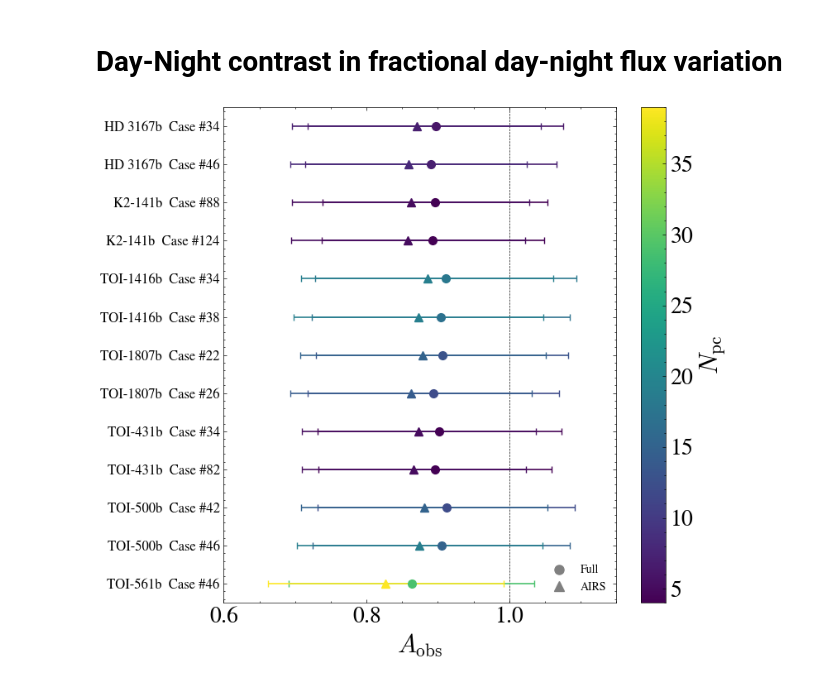
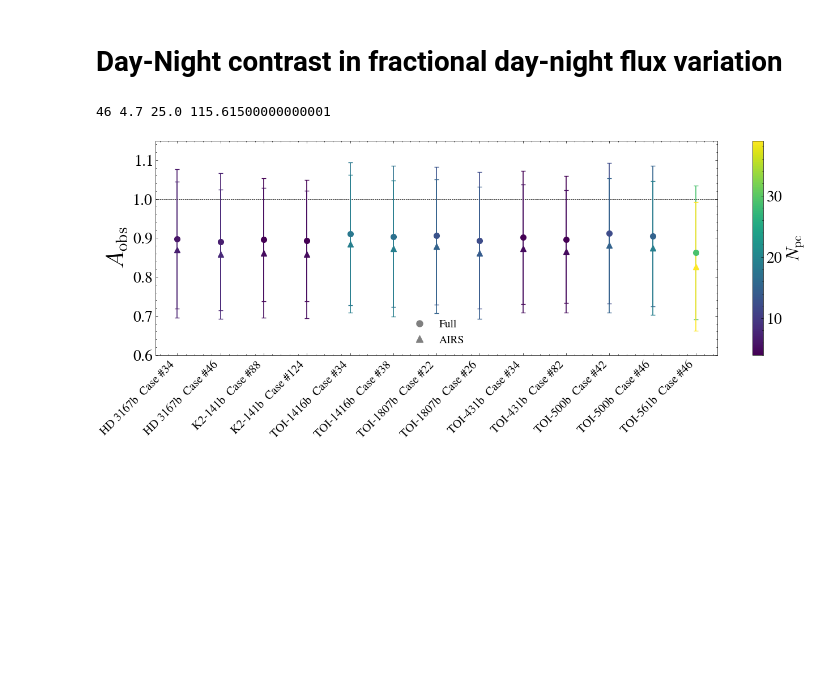
Before and after one commit to lorlo9999/MasterThesis, a Jupyter notebook: thesis-plots.ipynb, the cells around one changed output. Saved outputs shown, nothing was run; the diff lists cells and outputs as text; code cells hidden in the pictures; blank space fills up the shorter version.

```diff
--- a/thesis-plots.ipynb
+++ b/thesis-plots.ipynb
@@ -423,7 +413,7 @@ for planet, simulations in data_k2toi.items():
     if planet not in highlighted_cases_k2toi:
         continue
     fig = figure(figsize=(15, 8))
-    fig.suptitle(rf"{planet}b", fontsize=30, y=0.98)
+    fig.suptitle(rf"{planet_fullnames[planet_names.index(planet)]}", fontsize=30, y=0.98)
 
     frame   = fig.add_axes([0.125, 0.12, 0.775, 0.63])
     ax_temp = fig.add_axes([0.125, 0.75, 0.775, 0.18], sharex=frame)
@@ -484,7 +474,7 @@ for planet, simulations in data_k2toi.items():
     frame.set_xscale('log')
     frame.tick_params(axis='both', which='major')
     frame.invert_yaxis()
-    frame.set_xlim(1e3, age*1.5)
+    frame.set_xlim(1e3, age_max*1.5)
     frame.grid(False)
 
     savefig(f"thesis-plots/{planet}_bulk_density.pdf", format='pdf')
@@ -857,5 +755,4 @@ show()
 # %%
-
 name = 'K2141'
 eclipses = 1
 binning = False
@@ -1029,17 +926,16 @@ for folder in os.listdir(f"PLANETS/{name}/"):
 
     plt.ticklabel_format(axis='y', style='sci', scilimits=(0, 0))
 
-
     plt.xlabel("Wavelength [um]")
     plt.ylabel(r"$F_p/F_s$",fontsize=25)
     #plt.xscale("log")
     plt.xlim(0.3, 12)
     plt.ylim(0,None)
-    plt.title(f"{name}",fontsize=30) #- {N} eclipses - Integration time: {time:.2f} hours")
+    plt.title(f"{planet_fullnames[planet_names.index(name)]}",fontsize=30) #- {N} eclipses - Integration time: {time:.2f} hours")
     plt.tight_layout()
     plt.hlines(y=0, xmin = -1, xmax = 12, color='black', linestyle='--', alpha=0.5)
     #plt.yscale("log")
-    plt.legend(loc='upper right')
+    plt.legend(loc='upper right', fontsize=20)
     plt.grid(False)
 
 
@@ -1235,11 +1129,11 @@ for folder in os.listdir(f"PLANETS/{name}/"):
     #plt.xscale("log")
     plt.xlim(0.3, 12)
     plt.ylim(0,0.0005)
-    plt.title(f"{name}",fontsize=30) #- {N} eclipses - Integration time: {time:.2f} hours")
+    plt.title(f"{planet_fullnames[planet_names.index(name)]}",fontsize=30) #- {N} eclipses - Integration time: {time:.2f} hours")
     plt.tight_layout()
     plt.hlines(y=0, xmin = -1, xmax = 12, color='black', linestyle='--', alpha=0.5)
     #plt.yscale("log")
-    plt.legend(loc='upper right')
+    plt.legend(loc='upper right', fontsize=20)
     plt.grid(False)
 
     savefig(f'thesis-plots/{name}_emission_comparison_with_noise.pdf', format='pdf')
@@ -1540,7 +1504,7 @@ for folder in os.listdir(f"PLANETS/{name}/"):
             plt.ylabel(r"$F_p/F_s$",fontsize=25)
             plt.xlim(0.3, 9)
             plt.ylim(-0.2e-5, 6.5e-5)
-            plt.title(f"{name} - {N} observations")
+            plt.title(f"{planet_fullnames[planet_names.index(name)]} - {N} observations")
             plt.tight_layout()
             plt.hlines(y=0, xmin=0.3, xmax=9, color='black', linestyle='--', alpha=0.5)
             plt.savefig(f"thesis-plots/{name}_{N}.pdf", format='pdf')
@@ -2357,52 +2292,57 @@ obs_plot = obs[~obs["Planet"].str.contains("LHS 1478b")].dropna(subset=["A_obs"]
 obs_plot = obs_plot.sort_values(["Planet", "Case #"]).reset_index(drop=True)
 
 labels = [f"{row['Planet']}  Case #{int(row['Case #'])}" for _, row in obs_plot.iterrows()]
-y = np.arange(len(obs_plot))
+x = np.arange(len(obs_plot))
 
 from matplotlib.colors import Normalize
 from matplotlib.cm import ScalarMappable
 from matplotlib.lines import Line2D
+from matplotlib.transforms import blended_transform_factory
 
 all_npc = pd.concat([obs_plot["N_pc"], obs_plot["N_pc_AIRS"]]).dropna()
 norm = Normalize(vmin=all_npc.min(), vmax=all_npc.max())
 cmap = plt.get_cmap("viridis")
 
-fig = figure(figsize=(8, max(6, len(obs_plot) * 0.55)))
+fig = figure(figsize=(16, 6))
 frame = fig.add_subplot(1, 1, 1)
 
 for i, row in obs_plot.iterrows():
     if not np.isnan(row["A_obs"]):
         c = cmap(norm(row["N_pc"]))
-        frame.errorbar(row["A_obs"], i, xerr=row["\u03c3_obs"],
+        frame.errorbar(i, row["A_obs"], yerr=row["\u03c3_obs"],
                        fmt='o', color=c, markersize=7, capsize=3, elinewidth=1.2, zorder=3)
     if not np.isnan(row["A_obs_AIRS"]):
         c = cmap(norm(row["N_pc_AIRS"]))
-        frame.errorbar(row["A_obs_AIRS"], i, xerr=row["\u03c3_obs_AIRS"],
+        frame.errorbar(i, row["A_obs_AIRS"], yerr=row["\u03c3_obs_AIRS"],
                        fmt='^', color=c, markersize=7, capsize=3, elinewidth=1.2, zorder=3)
 
-frame.set_yticks(y)
-frame.set_yticklabels(labels, fontsize=12)
-frame.set_xlabel(r"$A_{\rm obs}$")
-frame.set_ylim(-0.5, len(obs_plot) - 0.5)
-frame.invert_yaxis()
-frame.axvline(1, color='black', linestyle='--', linewidth=0.5)
+# place labels in blended coordinates: x in data, y in axes (0=bottom of axes)
+trans = blended_transform_factory(frame.transData, frame.transAxes)
+frame.set_xticks(x)
+frame.set_xticklabels([])
+for i, label in enumerate(labels):
+    frame.text(i, -0.02, label, rotation=45, ha='right', va='top', fontsize=15,
+               transform=trans, clip_on=False)
+
+frame.set_ylabel(r"$A_{\rm obs}$", fontsize=30)
+frame.set_xlim(-0.5, len(obs_plot) - 0.5)
+frame.axhline(1, color='black', linestyle='--', linewidth=0.5)
 
 sm = ScalarMappable(cmap=cmap, norm=norm)
 sm.set_array([])
 cbar = fig.colorbar(sm, ax=frame)
 cbar.set_label(r"$N_{\rm pc}$")
 
 frame.legend(handles=[
     Line2D([0], [0], marker='o', color='gray', label='Full', linestyle='None', markersize=8),
     Line2D([0], [0], marker='^', color='gray', label='AIRS', linestyle='None', markersize=8),
-], fontsize=10)
+], fontsize=14)
 
-
-#turn grid off
 frame.grid(False)
-plt.xlim(0.6, 1.15)
-plt.tight_layout()
+plt.ylim(0.6, 1.15)
+fig.subplots_adjust(bottom=0.25)
 savefig('thesis-plots/A_obs_scatter.pdf', bbox_inches='tight')
 plt.show()
 # %% [output]
+46 4.7 25.0 115.61500000000001
-[figure, old version]
+[figure, new version]
```
Also changed, not shown: parts of 32 cells of this notebook, 15 other files.
